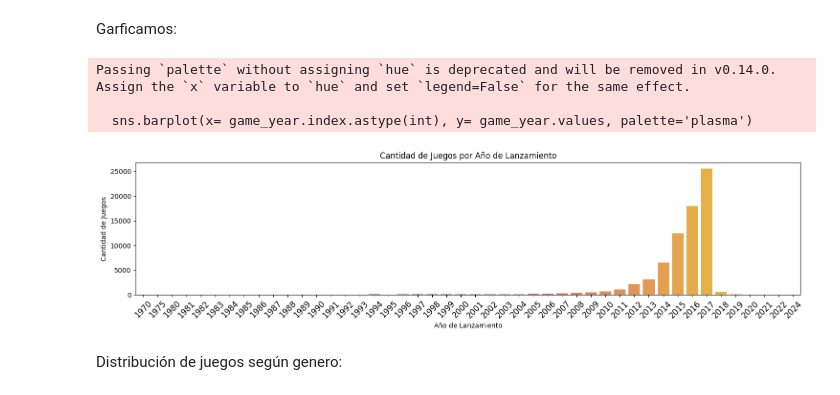
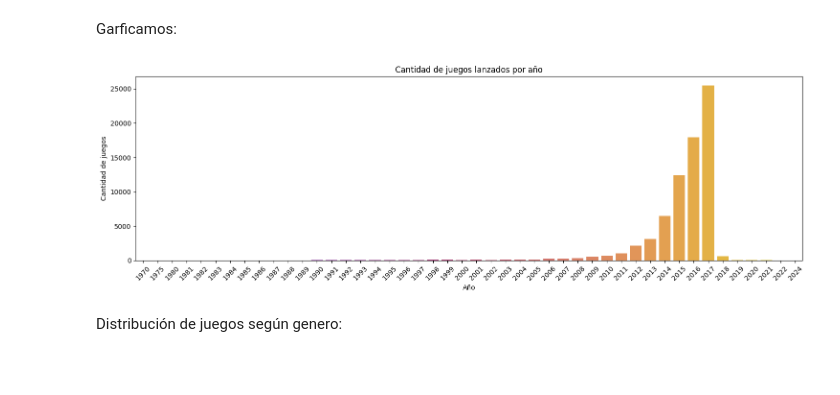
Before and after one commit to MiliTrres/Henry-PI1-MLOps-Steam, a Jupyter notebook: EDA.ipynb, the cells around one changed output. Cells and saved outputs as stored; diff of their text form; code cells hidden in the pictures; blank space fills up the shorter version.

```diff
--- a/EDA.ipynb
+++ b/EDA.ipynb
@@ -14,13 +17,13 @@ import FuncionExtra as f
 # %% [markdown]
 #### Lectura de los datasets
 # %%
-steam_games = pd.read_csv('../../steam_games_limpio.csv')
+steam_games = pd.read_csv('../steam_games_limpio.csv')
 
-user_reviews = pd.read_csv('../../user_reviews_limpio.csv')
+user_reviews = pd.read_csv('../user_reviews_limpio.csv')
 
-user_items = pd.read_csv('../../user_items_limpio.csv')
+user_items = pd.read_csv('../user_items_limpio.csv')
 
-sentiment_analysis = pd.read_csv('../../sentiment_analysis.csv')
+sentiment_analysis = pd.read_csv('../sentiment_analysis.csv')
 # %% [markdown]
 #### EDA dataset **steam_games**
 # %% [markdown]
@@ -142,22 +127,22 @@ Name: count, dtype: int64
 # %% [markdown]
 Garficamos:
 # %%
-plt.figure(figsize=(15, 4))
+plt.figure(figsize=(15,5))
 
-sns.barplot(x= game_year.index.astype(int), y= game_year.values, palette='plasma')
-plt.title('Cantidad de Juegos por Año de Lanzamiento')
-plt.xlabel('Año de Lanzamiento')
-plt.ylabel('Cantidad de Juegos')
+sns.barplot(x= steam_games['release_year'].value_counts().index.astype(int), y= steam_games['release_year'].value_counts().values, palette='plasma')
 
-plt.xticks(rotation= 45, fontsize=12)
+plt.title('Cantidad de juegos lanzados por año')
+
+plt.xlabel('Año')
+
+plt.ylabel('Cantidad de juegos')
+
+plt.xticks(rotation=45)
 plt.tight_layout()
 
 plt.show()
 # %% [output]
-Passing `palette` without assigning `hue` is deprecated and will be removed in v0.14.0. Assign the `x` variable to `hue` and set `legend=False` for the same effect.
-
-  sns.barplot(x= game_year.index.astype(int), y= game_year.values, palette='plasma')
-[figure, old version]
+[figure, new version]
 # %% [markdown]
 Distribución de juegos según genero:
 # %%
```
Also changed, not shown: parts of 12 cells of this notebook, 2 other files.
